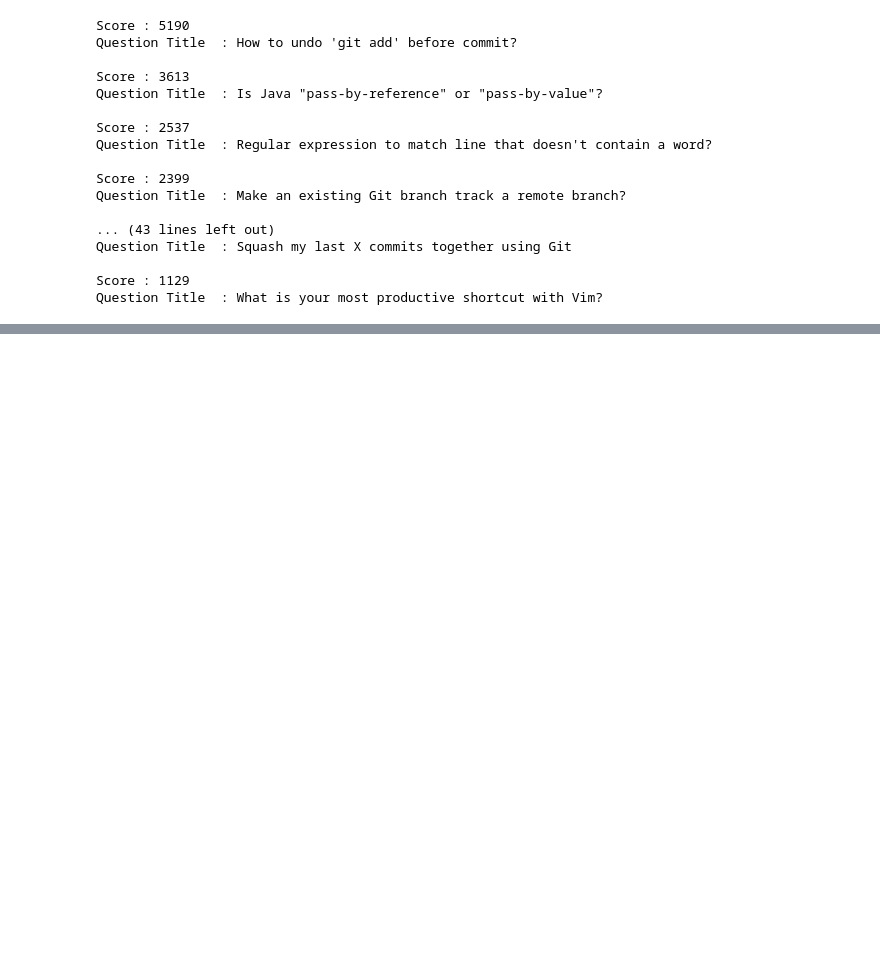
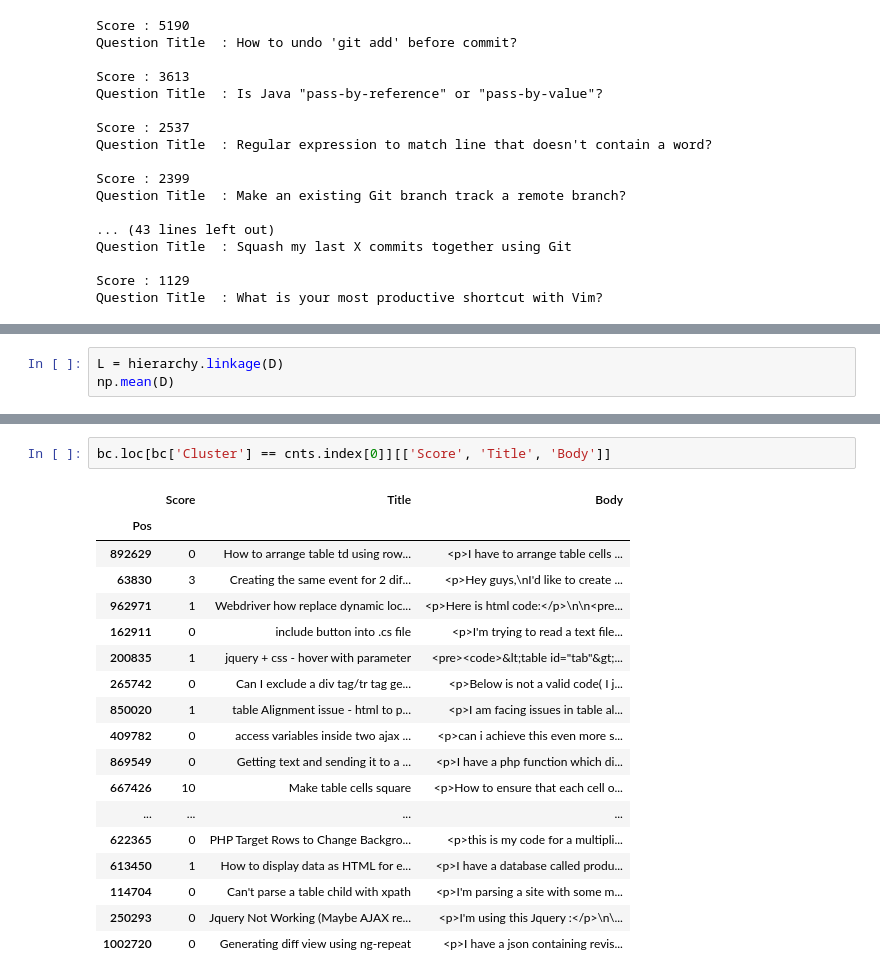
Before and after one commit to sprerak48/Autonomous-tagging-using-Deep-Learning, a Jupyter notebook: AT.ipynb, the cells around one changed output, grey strips where cells are left out. Drawn from its saved outputs; the diff is of its cells as text; blank space fills up the shorter version.

```diff
--- a/AT.ipynb
+++ b/AT.ipynb
@@ -144,0 +274,3 @@ Question Title  : What is your most productive shortcut with Vim?
+# %%
+L = hierarchy.linkage(D)
+np.mean(D)
@@ -144,0 +332,21 @@ Question Title  : What is your most productive shortcut with Vim?
+# %%
+bc.loc[bc['Cluster'] == cnts.index[0]][['Score', 'Title', 'Body']]
+# %% [output]
+|  | Score | Title | Body |
+| Pos |  |  |  |
+| 892629 | 0 | How to arrange table td using row... | <p>I have to arrange table cells ... |
+| 63830 | 3 | Creating the same event for 2 dif... | <p>Hey guys,\nI'd like to create ... |
+| 962971 | 1 | Webdriver how replace dynamic loc... | <p>Here is html code:</p>\n\n<pre... |
+| 162911 | 0 | include button into .cs file | <p>I'm trying to read a text file... |
+| 200835 | 1 | jquery + css - hover with parameter | <pre><code>&lt;table id="tab"&gt;... |
+| 265742 | 0 | Can I exclude a div tag/tr tag ge... | <p>Below is not a valid code( I j... |
+| 850020 | 1 | table Alignment issue - html to p... | <p>I am facing issues in table al... |
+| 409782 | 0 | access variables inside two ajax ... | <p>can i achieve this even more s... |
+| 869549 | 0 | Getting text and sending it to a ... | <p>I have a php function which di... |
+| 667426 | 10 | Make table cells square | <p>How to ensure that each cell o... |
+| ... | ... | ... | ... |
+| 622365 | 0 | PHP Target Rows to Change Backgro... | <p>this is my code for a multipli... |
+| 613450 | 1 | How to display data as HTML for e... | <p>I have a database called produ... |
+| 114704 | 0 | Can't parse a table child with xpath | <p>I'm parsing a site with some m... |
+| 250293 | 0 | Jquery Not Working (Maybe AJAX re... | <p>I'm using this Jquery :</p>\n\... |
+| 1002720 | 0 | Generating diff view using ng-repeat | <p>I have a json containing revis... |
```
Also changed, not shown: parts of 27 cells of this notebook.
